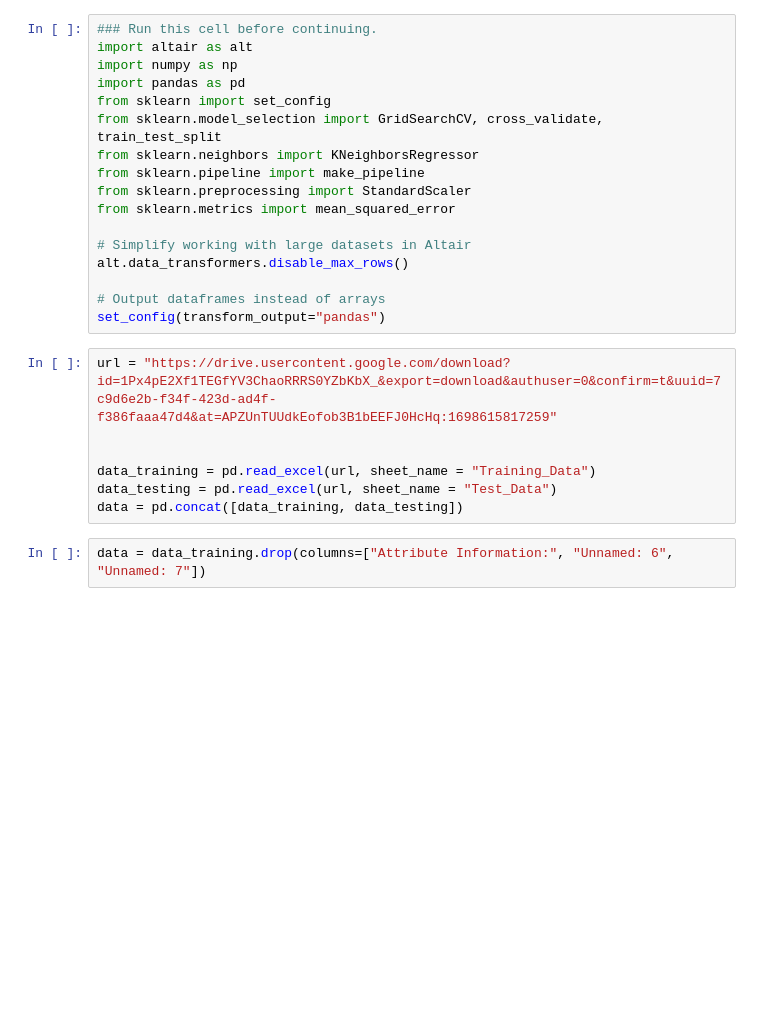
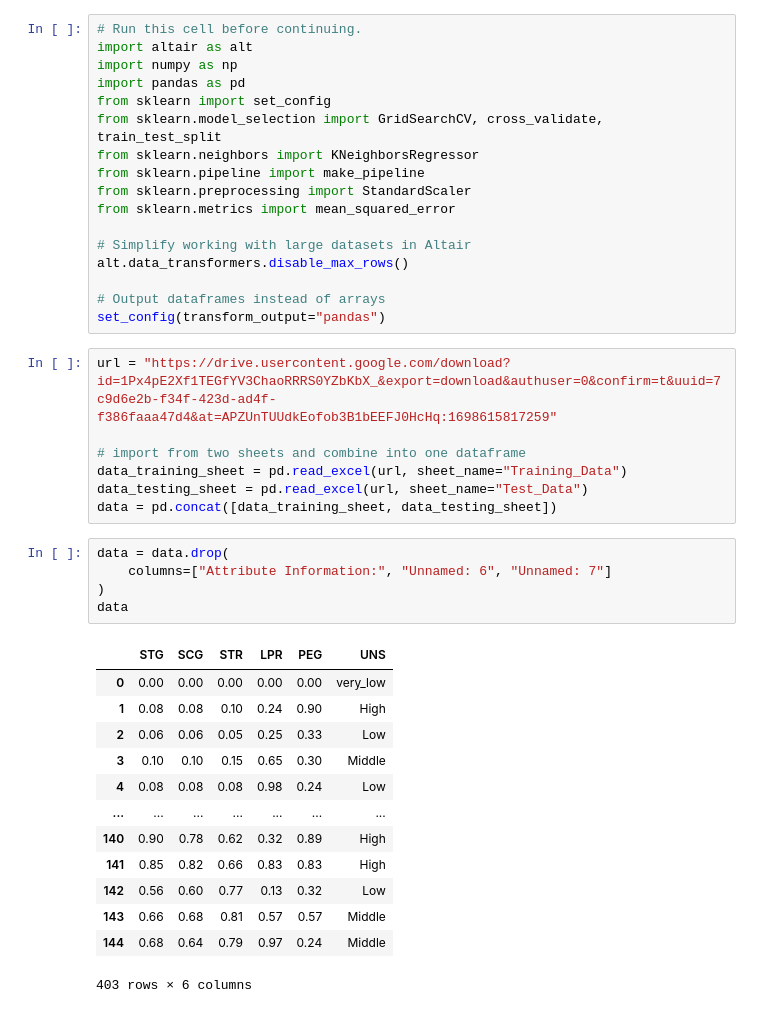
Before and after one commit to Perry2004/DSCI100Group29, a Jupyter notebook: proposal.ipynb, the cells around one changed output. Drawn from its saved outputs; the diff is of its cells as text; blank space fills up the shorter version.

```diff
--- a/proposal.ipynb
+++ b/proposal.ipynb
@@ -1,5 +1,5 @@
 # %%
-### Run this cell before continuing.
+# Run this cell before continuing.
 import altair as alt
 import numpy as np
 import pandas as pd
@@ -18,10 +18,27 @@ set_config(transform_output="pandas")
 # %%
 url = "https://drive.usercontent.google.com/download?id=1Px4pE2Xf1TEGfYV3ChaoRRRS0YZbKbX_&export=download&authuser=0&confirm=t&uuid=7c9d6e2b-f34f-423d-ad4f-f386faaa47d4&at=APZUnTUUdkEofob3B1bEEFJ0HcHq:1698615817259"
 
-
-data_training = pd.read_excel(url, sheet_name = "Training_Data")
-data_testing = pd.read_excel(url, sheet_name = "Test_Data")
-data = pd.concat([data_training, data_testing])
+# import from two sheets and combine into one dataframe
+data_training_sheet = pd.read_excel(url, sheet_name="Training_Data")
+data_testing_sheet = pd.read_excel(url, sheet_name="Test_Data")
+data = pd.concat([data_training_sheet, data_testing_sheet])
 # %%
-data = data_training.drop(columns=["Attribute Information:", "Unnamed: 6", "Unnamed: 7"])
+data = data.drop(
+    columns=["Attribute Information:", "Unnamed: 6", "Unnamed: 7"]
+)
+data
+# %% [output]
+|  | STG | SCG | STR | LPR | PEG | UNS |
+| 0 | 0.00 | 0.00 | 0.00 | 0.00 | 0.00 | very_low |
+| 1 | 0.08 | 0.08 | 0.10 | 0.24 | 0.90 | High |
+| 2 | 0.06 | 0.06 | 0.05 | 0.25 | 0.33 | Low |
+| 3 | 0.10 | 0.10 | 0.15 | 0.65 | 0.30 | Middle |
+| 4 | 0.08 | 0.08 | 0.08 | 0.98 | 0.24 | Low |
+| ... | ... | ... | ... | ... | ... | ... |
+| 140 | 0.90 | 0.78 | 0.62 | 0.32 | 0.89 | High |
+| 141 | 0.85 | 0.82 | 0.66 | 0.83 | 0.83 | High |
+| 142 | 0.56 | 0.60 | 0.77 | 0.13 | 0.32 | Low |
+| 143 | 0.66 | 0.68 | 0.81 | 0.57 | 0.57 | Middle |
+| 144 | 0.68 | 0.64 | 0.79 | 0.97 | 0.24 | Middle |
+403 rows × 6 columns
 # %%
```
Also changed, not shown: parts of 7 cells of this notebook.
